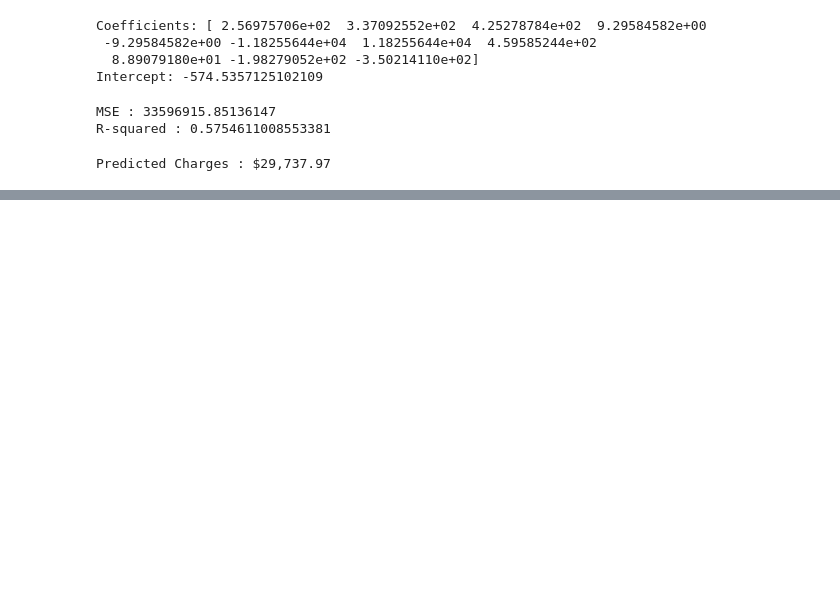
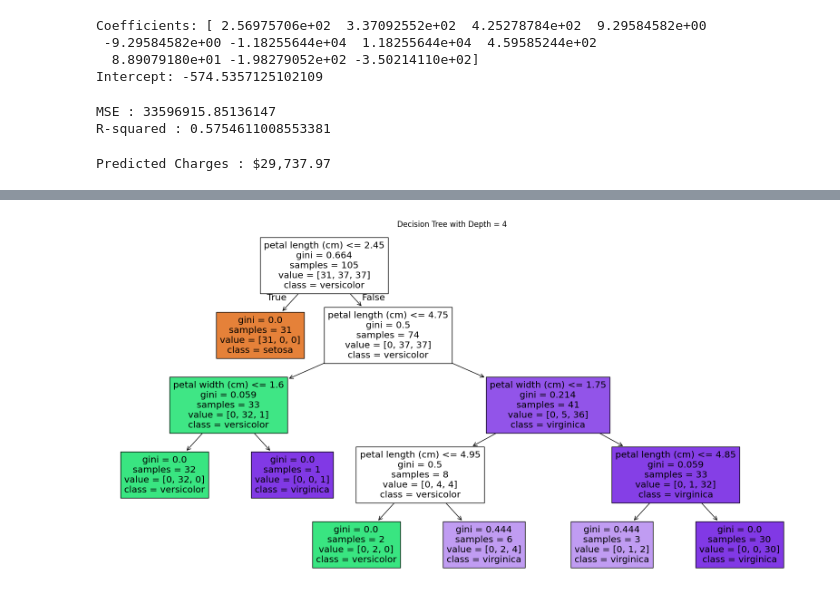
Before and after one commit to Sreekumr/Scr, a Jupyter notebook: LabExamPractice.ipynb, the cells around one changed output, grey strips where cells are left out. Saved outputs shown, nothing was run; the diff lists cells and outputs as text; code cells hidden in the pictures; blank space fills up the shorter version.

```diff
--- a/LabExamPractice.ipynb
+++ b/LabExamPractice.ipynb
@@ -664,0 +756,29 @@ Predicted Charges : $29,737.97
+# %%
+#Step 2:Load iris dataset to  visualize a decision tree with a depth=4
+#and save the plot as a PNG file.
+
+#Load iris dataset
+iris = load_iris()
+
+#Define features and target
+X = iris.data
+y= iris.target
+
+feature_names = iris.feature_names
+target_names = iris.target_names
+
+#Split the data training and test sets
+X_train,X_test,y_train,y_test = train_test_split(X , y , test_size = 0.3 , random_state=42)
+
+#Train DecsionTreeClassifier with depth=4
+clf = DecisionTreeClassifier(max_depth=4,random_state=42)
+clf.fit(X_train,y_train)
+
+#Plot the DecisionTree
+plt.figure(figsize=(20,10))
+plot_tree(clf,filled=True,feature_names=feature_names,class_names=target_names)
+plt.title('Decision Tree with Depth = 4')
+plt.savefig('decision_tree.png') #save plot as PNG file
+plt.show()
+# %% [output]
+[figure, added]
```
Also changed, not shown: parts of 14 cells of this notebook.
